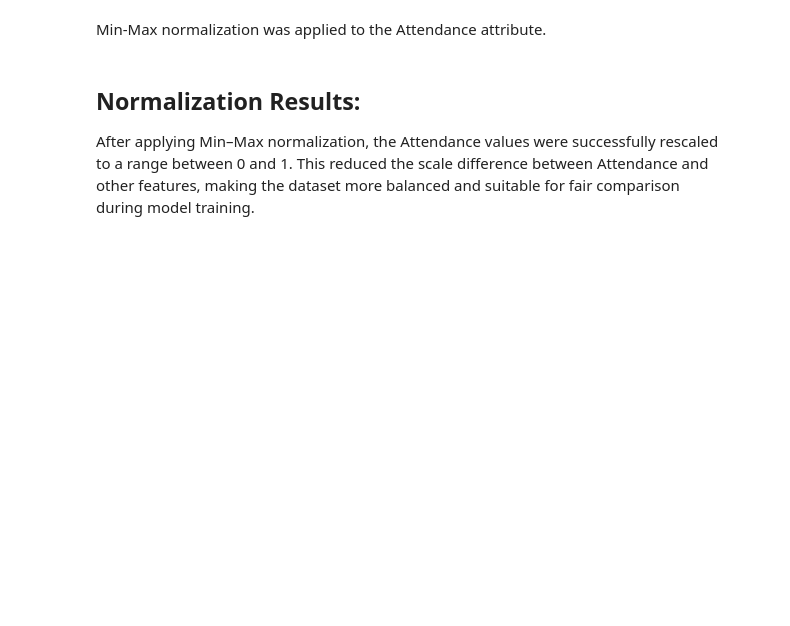
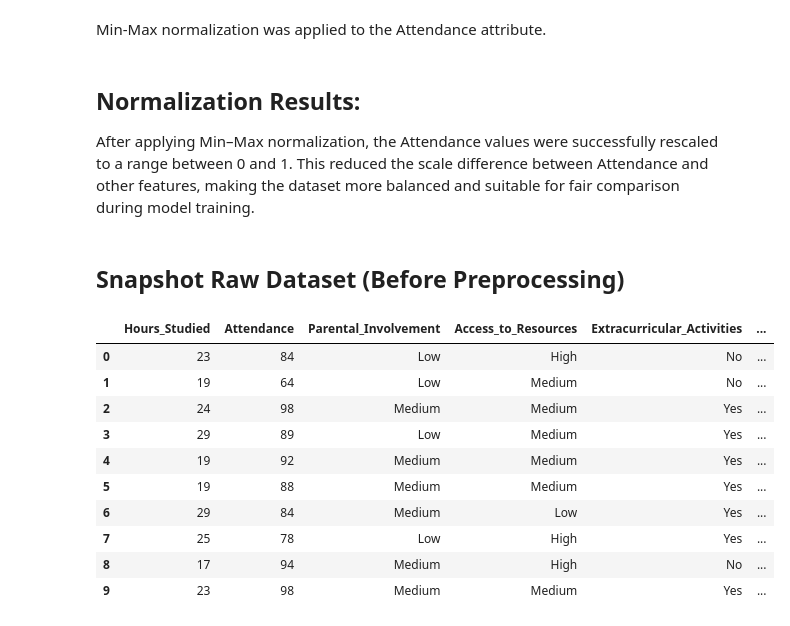
Before and after one commit to leeno-ob/IT326-project, a Jupyter notebook: phase2.ipynb, the cells around one changed output. Saved outputs shown, nothing was run; the diff lists cells and outputs as text; code cells hidden in the pictures; blank space fills up the shorter version.

```diff
--- a/phase2.ipynb
+++ b/phase2.ipynb
@@ -565,3 +565,20 @@ Min-Max normalization was applied to the Attendance attribute.
 # %% [markdown]
 ## Normalization Results:
 After applying Min–Max normalization, the Attendance values were successfully rescaled to a range between 0 and 1. This reduced the scale difference between Attendance and other features, making the dataset more balanced and suitable for fair comparison during model training.
+# %% [markdown]
+## Snapshot Raw Dataset (Before Preprocessing)
+# %%
+df_raw = df.copy()
+df_raw.head(10)
+# %% [output]
+|  | Hours_Studied | Attendance | Parental_Involvement | Access_to_Resources | Extracurricular_Activities | ... |
+| 0 | 23 | 84 | Low | High | No | ... |
+| 1 | 19 | 64 | Low | Medium | No | ... |
+| 2 | 24 | 98 | Medium | Medium | Yes | ... |
+| 3 | 29 | 89 | Low | Medium | Yes | ... |
+| 4 | 19 | 92 | Medium | Medium | Yes | ... |
+| 5 | 19 | 88 | Medium | Medium | Yes | ... |
+| 6 | 29 | 84 | Medium | Low | Yes | ... |
+| 7 | 25 | 78 | Low | High | Yes | ... |
+| 8 | 17 | 94 | Medium | High | No | ... |
+| 9 | 23 | 98 | Medium | Medium | Yes | ... |
```
Also changed, not shown: parts of 3 cells of this notebook.
